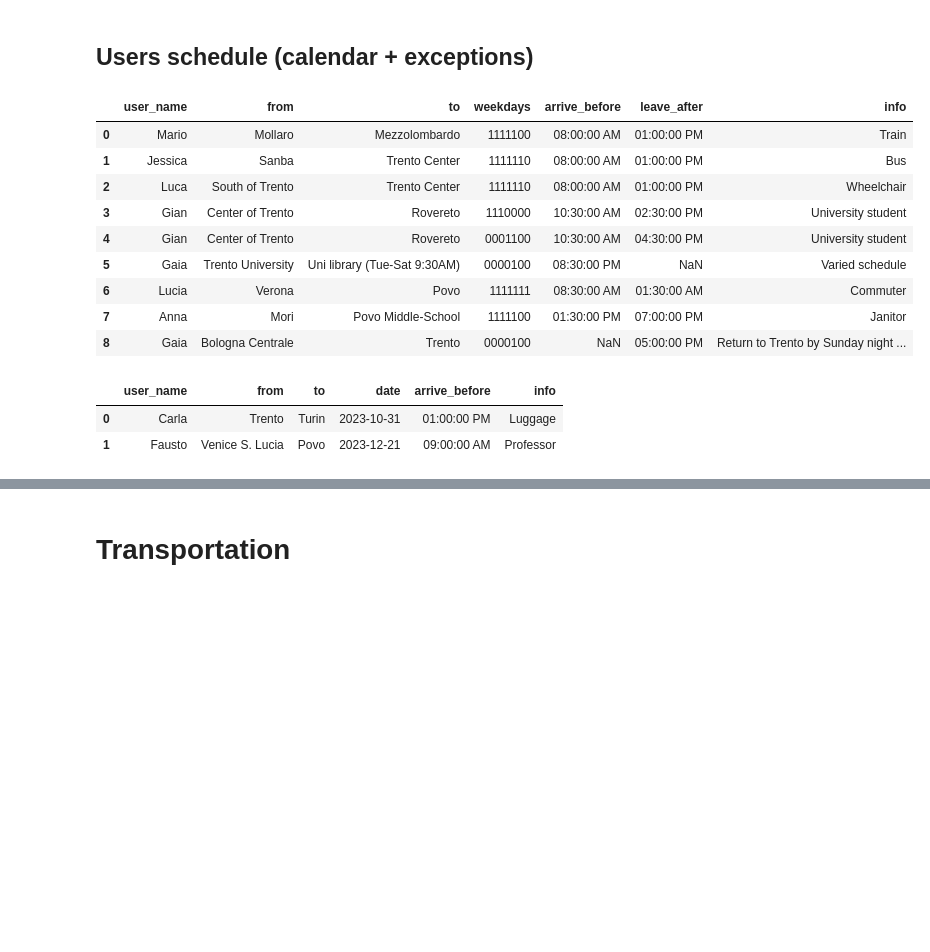
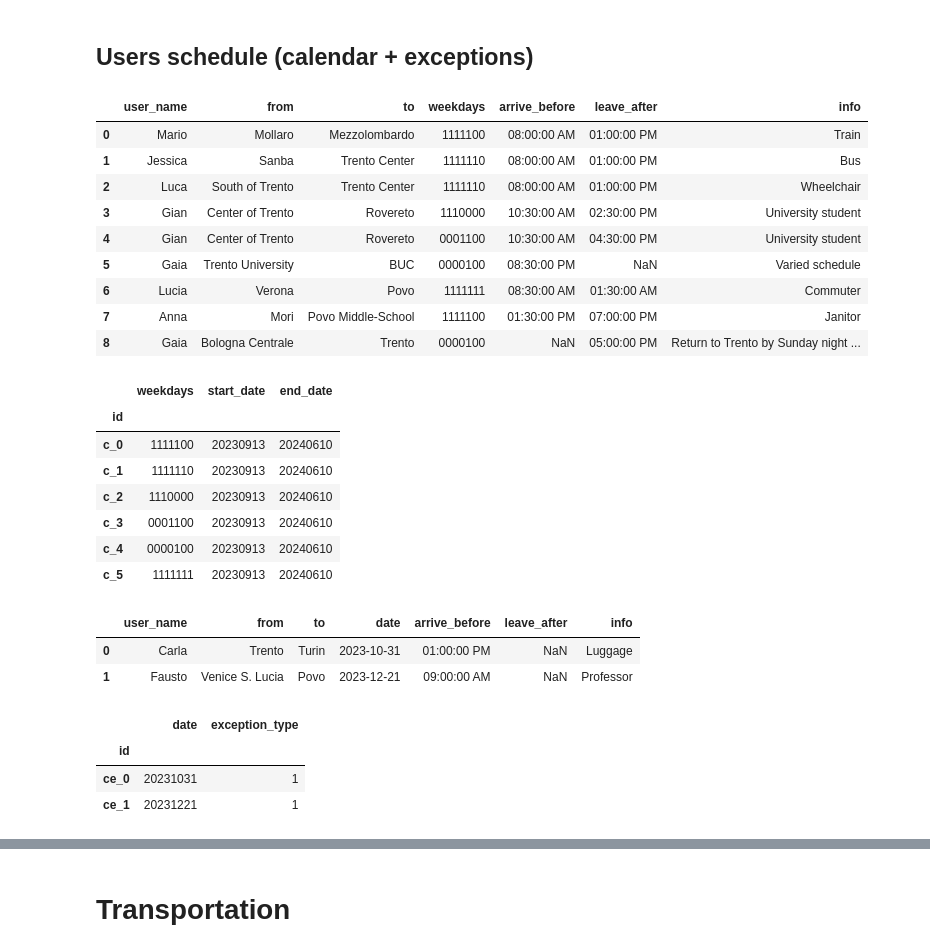
Before and after one commit to ThomasPasquali/Transportation-Education-Facilities, a Jupyter notebook: Phase 2 - Information Gathering/Code Libraries/parser.ipynb, the cells around one changed output, grey strips where cells are left out. Saved outputs shown, nothing was run; the diff lists cells and outputs as text; code cells hidden in the pictures; blank space fills up the shorter version.

Commit message:
Users datasets parser

```diff
--- a/Phase 2 - Information Gathering/Code Libraries/parser.ipynb
+++ b/Phase 2 - Information Gathering/Code Libraries/parser.ipynb
@@ -30,42 +30,79 @@ weekday_to_index = {
   'Monday': 0,
   'Tuesday': 1,
   'Wednesday': 2,
   'Thursday': 3,
   'Friday': 4,
   'Saturday': 5,
   'Sunday': 6
 }
 
 def weekdays_to_binary(weekdays):
   s = '0' * 7
   weekdays = weekdays.split(' to ')
   if len(weekdays) == 1:
     i = weekday_to_index.get(weekdays[0])
     s = s[:i] + '1' + s[i + 1:]
   else:
     for i in range(weekday_to_index.get(weekdays[0]), weekday_to_index.get(weekdays[1]) + 1):
       s = s[:i] + '1' + s[i + 1:]
   return s
 
 users_schedule = pd.read_csv(f'{BASE_PATH}/users_schedule.csv')
 users_schedule['weekdays'] = users_schedule['weekdays'].apply(weekdays_to_binary)
+
+distinct_weekdays = users_schedule['weekdays'].unique()
+user_calendars = pd.DataFrame({
+  'weekdays': distinct_weekdays,
+  'start_date': ['20230913'] * len(distinct_weekdays), # 13 settembre 2023 found from google
+  'end_date': ['20240610'] * len(distinct_weekdays) # 10 giugno 2024 found from google
+})
+user_calendars.index = user_calendars.index.to_series().apply(lambda x: 'c_' + str(x))
+user_calendars.index.set_names('id', inplace=True)
+
 users_schedule
 # %% [output]
 |  | user_name | from | to | weekdays | arrive_before | leave_after | info |
 | 0 | Mario | Mollaro | Mezzolombardo | 1111100 | 08:00:00 AM | 01:00:00 PM | Train |
 | 1 | Jessica | Sanba | Trento Center | 1111110 | 08:00:00 AM | 01:00:00 PM | Bus |
 | 2 | Luca | South of Trento | Trento Center | 1111110 | 08:00:00 AM | 01:00:00 PM | Wheelchair |
 | 3 | Gian | Center of Trento | Rovereto | 1110000 | 10:30:00 AM | 02:30:00 PM | University student |
 | 4 | Gian | Center of Trento | Rovereto | 0001100 | 10:30:00 AM | 04:30:00 PM | University student |
-| 5 | Gaia | Trento University | Uni library (Tue-Sat 9:30AM) | 0000100 | 08:30:00 PM | NaN | Varied schedule |
+| 5 | Gaia | Trento University | BUC | 0000100 | 08:30:00 PM | NaN | Varied schedule |
 | 6 | Lucia | Verona | Povo | 1111111 | 08:30:00 AM | 01:30:00 AM | Commuter |
 | 7 | Anna | Mori | Povo Middle-School | 1111100 | 01:30:00 PM | 07:00:00 PM | Janitor |
 | 8 | Gaia | Bologna Centrale | Trento | 0000100 | NaN | 05:00:00 PM | Return to Trento by Sunday night ... |
-# %%
-users_schedule_exceptions = pd.read_csv(f'{BASE_PATH}/users_schedule_exceptions.csv')
-# users_schedule_exceptions.set_index('id', inplace=True)
-users_schedule_exceptions
-# %% [output]
-|  | user_name | from | to | date | arrive_before | info |
-| 0 | Carla | Trento | Turin | 2023-10-31 | 01:00:00 PM | Luggage |
-| 1 | Fausto | Venice S. Lucia | Povo | 2023-12-21 | 09:00:00 AM | Professor |
+# %%
+user_calendars
+# %% [output]
+|  | weekdays | start_date | end_date |
+| id |  |  |  |
+| c_0 | 1111100 | 20230913 | 20240610 |
+| c_1 | 1111110 | 20230913 | 20240610 |
+| c_2 | 1110000 | 20230913 | 20240610 |
+| c_3 | 0001100 | 20230913 | 20240610 |
+| c_4 | 0000100 | 20230913 | 20240610 |
+| c_5 | 1111111 | 20230913 | 20240610 |
+# %%
+users_schedule_exceptions = pd.read_csv(f'{BASE_PATH}/users_schedule_exceptions.csv')
+
+dates = pd.to_datetime(users_schedule_exceptions['date']).dt.strftime('%Y%m%d').astype(str)
+
+users_calendar_exceptions = pd.DataFrame({
+  'date': dates,
+  'exception_type': [1] * len(dates) # 1 = commitment has been added (2 for removed)
+})
+users_calendar_exceptions.index = users_calendar_exceptions.index.to_series().apply(lambda x: 'ce_' + str(x))
+users_calendar_exceptions.index.set_names('id', inplace=True)
+
+users_schedule_exceptions
+# %% [output]
+|  | user_name | from | to | date | arrive_before | leave_after | info |
+| 0 | Carla | Trento | Turin | 2023-10-31 | 01:00:00 PM | NaN | Luggage |
+| 1 | Fausto | Venice S. Lucia | Povo | 2023-12-21 | 09:00:00 AM | NaN | Professor |
+# %%
+users_calendar_exceptions
+# %% [output]
+|  | date | exception_type |
+| id |  |  |
+| ce_0 | 20231031 | 1 |
+| ce_1 | 20231221 | 1 |
```
Also changed, not shown: parts of 4 cells of this notebook, 3 other files.
